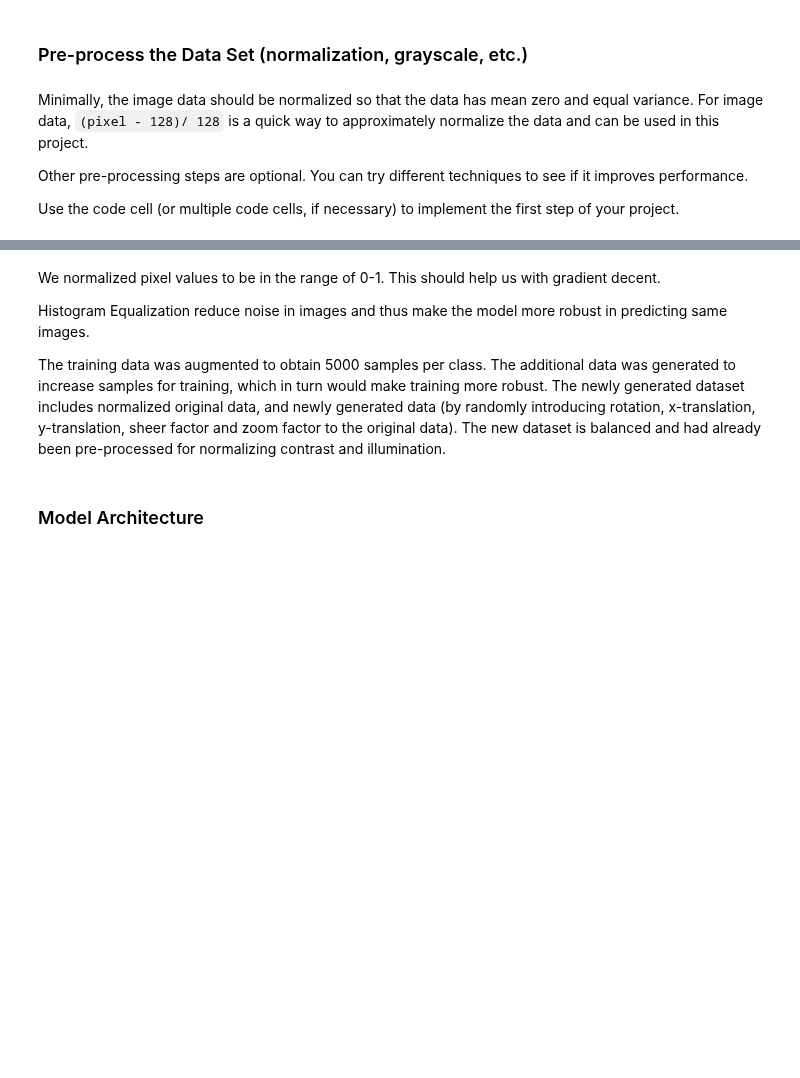
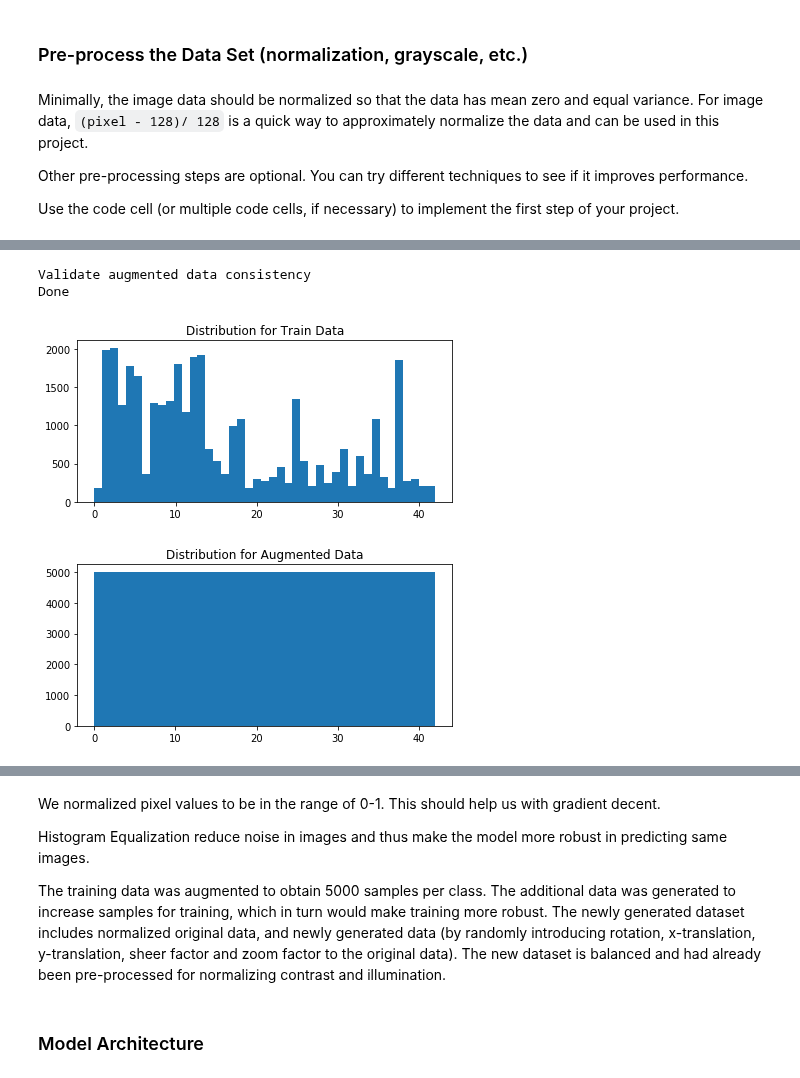
Before and after one commit to volkodava/CarND-Traffic-Sign-Classifier-Project, a Jupyter notebook: Traffic_Sign_Classifier.ipynb, the cells around one changed output, grey strips where cells are left out. Drawn from its saved outputs; the diff is of its cells as text; code cells hidden in the pictures; blank space fills up the shorter version.

```diff
--- a/Traffic_Sign_Classifier.ipynb
+++ b/Traffic_Sign_Classifier.ipynb
@@ -386,22 +400,22 @@ plot_two_feature_sets(rnd_features, rnd_classes, mod_rnd_features, mod_rnd_class
 # %%
-train_images_enriched_npy = os.path.join(OUTPUT_DIRECTORY, "train_images_enriched.npy")
-train_classes_enriched_npy = os.path.join(OUTPUT_DIRECTORY, "train_classes_enriched.npy")
+train_images_augmented_npy = os.path.join(OUTPUT_DIRECTORY, "train_images_enriched.npy")
+train_classes_augmented_npy = os.path.join(OUTPUT_DIRECTORY, "train_classes_enriched.npy")
 # %%
-def generated_samples_available():
-    return os.path.exists(train_images_enriched_npy) and os.path.exists(train_classes_enriched_npy)
+def augmented_data_available():
+    return os.path.exists(train_images_augmented_npy) and os.path.exists(train_classes_augmented_npy)
 
 
-def load_generated_samples():
-    return load_obj(train_images_enriched_npy), load_obj(train_classes_enriched_npy)
+def load_augmented_data():
+    return load_obj(train_images_augmented_npy), load_obj(train_classes_augmented_npy)
 
 
-def save_generated_samples(images):
+def save_augmented_data(images):
     (train_images_enriched, train_classes_enriched) = images
-    save_obj(train_images_enriched, outfile=train_images_enriched_npy)
-    save_obj(train_classes_enriched, outfile=train_classes_enriched_npy)
+    save_obj(train_images_enriched, outfile=train_images_augmented_npy)
+    save_obj(train_classes_enriched, outfile=train_classes_augmented_npy)
 
 
-def validate_generated_data_consistency(in1, in2):
+def validate_augmented_data_consistency(in1, in2):
     (train_images_enriched1, train_classes_enriched1) = in1
     (train_images_enriched2, train_classes_enriched2) = in2
 
@@ -409,7 +423,7 @@ def validate_generated_data_consistency(in1, in2):
     assert np.array_equal(train_classes_enriched1, train_classes_enriched2)
 
 
-def generate_samples(features, classes, unique_classes, unique_classes_size, optimal_class_size=5000):
+def augment_data(features, classes, unique_classes, unique_classes_size, optimal_class_size=5000):
     res_features = copy_array(features)
     res_classes = copy_array(classes)
 
@@ -462,18 +476,24 @@ def generate_samples(features, classes, unique_classes, unique_classes_size, opt
     return res_features, res_classes
 
 
-train_images_enriched = train_classes_enriched = None
-if generated_samples_available():
-    train_images_enriched, train_classes_enriched = load_generated_samples()
+train_images_augmented = train_classes_augmented = None
+if augmented_data_available():
+    train_images_augmented, train_classes_augmented = load_augmented_data()
 else:
-    train_images_enriched, train_classes_enriched = generate_samples(X_train, y_train, unique_classes,
-                                                                     unique_classes_size)
-    save_generated_samples((train_images_enriched, train_classes_enriched))
+    train_images_augmented, train_classes_augmented = augment_data(X_train, y_train, unique_classes,
+                                                                   unique_classes_size)
+    save_augmented_data((train_images_augmented, train_classes_augmented))
 
-print("Validate generated data consistency")
-validate_generated_data_consistency((train_images_enriched, train_classes_enriched), load_generated_samples())
+print("Validate augmented data consistency")
+validate_augmented_data_consistency((train_images_augmented, train_classes_augmented), load_augmented_data())
 print("Done")
+# %% [output]
+Validate augmented data consistency
+Done
 # %%
-show_distribution(y_train, n_classes, 'Train Data')
-show_distribution(train_classes_enriched, n_classes, 'Augmented Data')
+plot_distribution(y_train, n_classes, 'Train Data')
+plot_distribution(train_classes_augmented, n_classes, 'Augmented Data')
+# %% [output]
+[figure, added]
+[figure, added]
 # %%
```
Also changed, not shown: parts of 40 cells of this notebook, 1 other file.
